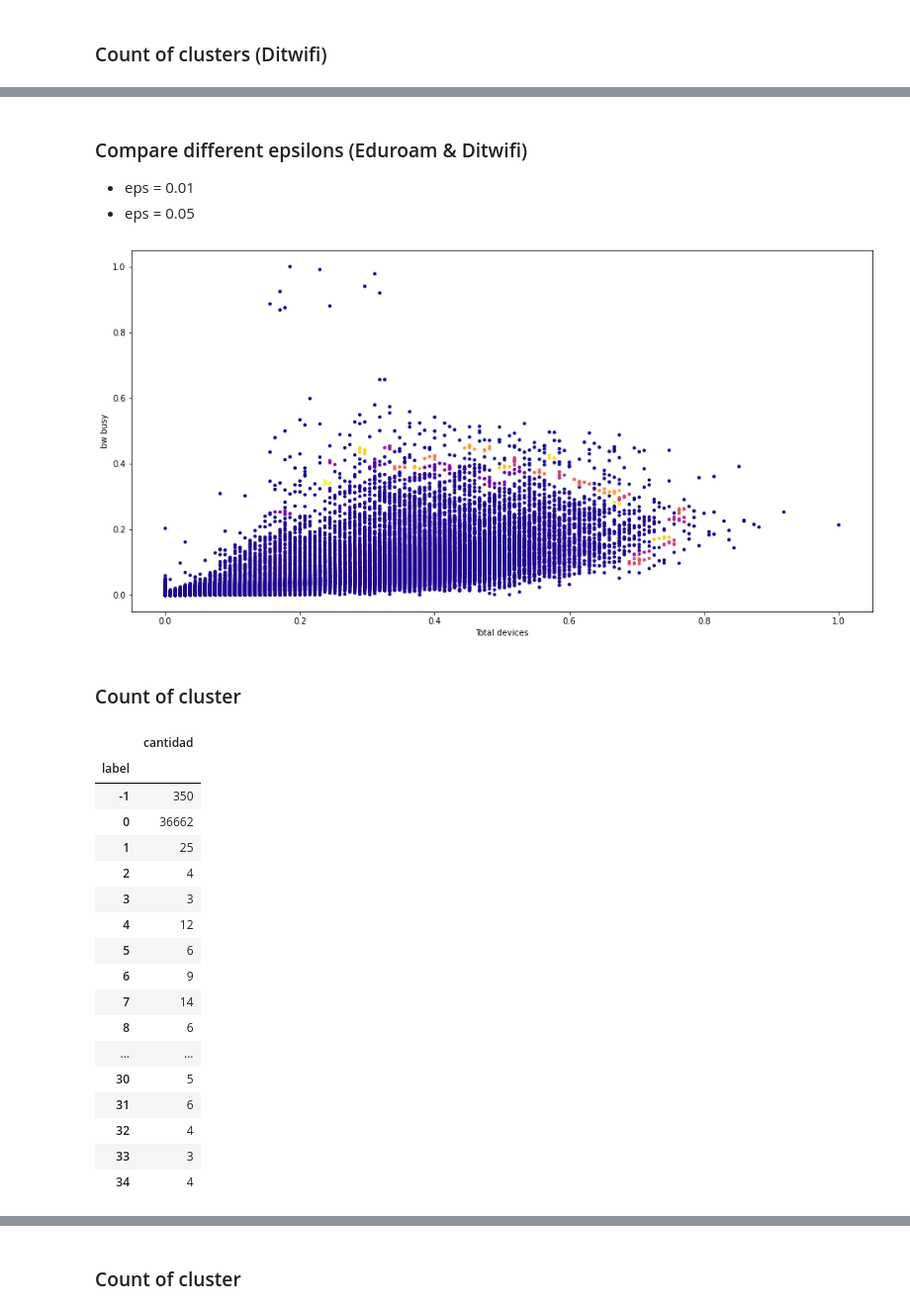
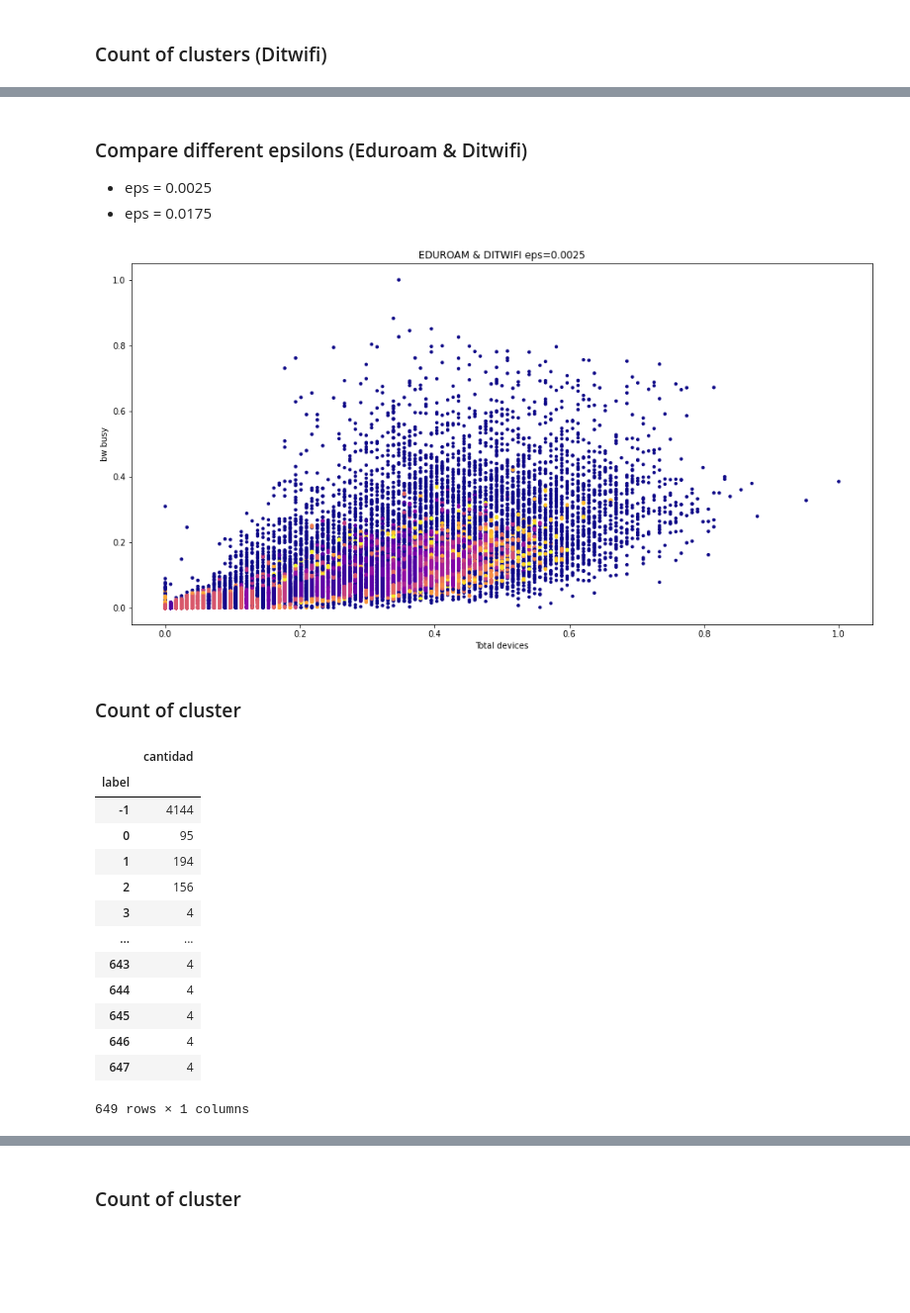
Before and after one commit to alvaroanua/TFG, a Jupyter notebook: DBSCAN/DBSCAN_Dublin_Manianas.ipynb, the cells around one changed output, grey strips where cells are left out. Shown at 99% size. Drawn from its saved outputs; the diff is of its cells as text; code cells hidden in the pictures; blank space fills up the shorter version.

```diff
--- a/DBSCAN/DBSCAN_Dublin_Manianas.ipynb
+++ b/DBSCAN/DBSCAN_Dublin_Manianas.ipynb
@@ -122,20 +122,17 @@ df_channel_eduroam = df1_channel.copy()
 df_channel_ditwifi = df1_channel.copy()
 
 # Filter data of random days (22,23, 24 and 25 -08-2022) only created in the mornings (7h-15h)
-df_channel = df_channel[((df_channel['created_at'] > '2018-05-21 07:00:00') & (df_channel['created_at'] <= '2018-05-21 15:00:00')) |
-((df_channel['created_at'] > '2018-05-22 07:00:00') & (df_channel['created_at'] <= '2018-05-22 15:00:00')) |
+df_channel = df_channel[((df_channel['created_at'] > '2018-05-22 07:00:00') & (df_channel['created_at'] <= '2018-05-22 15:00:00')) |
 ((df_channel['created_at'] > '2018-05-23 07:00:00') & (df_channel['created_at'] <= '2018-05-23 15:00:00')) |
 ((df_channel['created_at'] > '2018-05-24 07:00:00') & (df_channel['created_at'] <= '2018-05-24 15:00:00')) |
 ((df_channel['created_at'] > '2018-05-25 07:00:00') & (df_channel['created_at'] <= '2018-05-25 15:00:00'))]
 
-df_channel_eduroam = df_channel_eduroam[((df_channel['created_at'] > '2018-05-21 07:00:00') & (df_channel_eduroam['created_at'] <= '2018-05-21 15:00:00')) |
-((df_channel_eduroam['created_at'] > '2018-05-22 07:00:00') & (df_channel_eduroam['created_at'] <= '2018-05-22 15:00:00')) |
+df_channel_eduroam = df_channel_eduroam[((df_channel['created_at'] > '2018-05-22 07:00:00') & (df_channel_eduroam['created_at'] <= '2018-05-22 15:00:00')) |
 ((df_channel_eduroam['created_at'] > '2018-05-23 07:00:00') & (df_channel_eduroam['created_at'] <= '2018-05-23 15:00:00')) |
 ((df_channel_eduroam['created_at'] > '2018-05-24 07:00:00') & (df_channel_eduroam['created_at'] <= '2018-05-24 15:00:00')) |
 ((df_channel_eduroam['created_at'] > '2018-05-25 07:00:00') & (df_channel_eduroam['created_at'] <= '2018-05-25 15:00:00'))]
 
-df_channel_ditwifi = df_channel_ditwifi[((df_channel_ditwifi['created_at'] > '2018-05-21 07:00:00') & (df_channel_ditwifi['created_at'] <= '2018-05-21 15:00:00')) |
-((df_channel_ditwifi['created_at'] > '2018-05-22 07:00:00') & (df_channel_ditwifi['created_at'] <= '2018-05-22 15:00:00')) |
+df_channel_ditwifi = df_channel_ditwifi[((df_channel_ditwifi['created_at'] > '2018-05-22 07:00:00') & (df_channel_ditwifi['created_at'] <= '2018-05-22 15:00:00')) |
 ((df_channel_ditwifi['created_at'] > '2018-05-23 07:00:00') & (df_channel_ditwifi['created_at'] <= '2018-05-23 15:00:00')) |
 ((df_channel_ditwifi['created_at'] > '2018-05-24 07:00:00') & (df_channel_ditwifi['created_at'] <= '2018-05-24 15:00:00')) |
 ((df_channel_ditwifi['created_at'] > '2018-05-25 07:00:00') & (df_channel_ditwifi['created_at'] <= '2018-05-25 15:00:00'))]
@@ -688,31 +695,38 @@ cantidadGrupo_ditwifi
 # %% [markdown]
 ### Compare different epsilons (Eduroam & Ditwifi)
-* eps = 0.01
-* eps = 0.05
+* eps = 0.0025
+* eps = 0.0175
 # %%
-# 1st try with eps = 0.01
+# 1st try with eps = 0.0025
+# Normalize
+min_max_scaler = preprocessing.MinMaxScaler()
+df_escalado = min_max_scaler.fit_transform(df_channel_filter)
+df_escalado = pd.DataFrame(df_escalado)
+df_escalado = df_escalado.rename(columns= {0 : 'bw_busy', 1: 'total_devices'})
+
 # Epsilon
-e = 0.01
+e = 0.0025
 
 # DBSCAN
 dbscan = DBSCAN(eps= e, min_samples= n)
 cluster = dbscan.fit_predict(df_escalado)
 
 # Add to dataFrame
 df_escalado['Cluster'] = cluster
 
 # Asign x and y
 x = df_escalado['total_devices'].values # total_devices
 y = df_escalado['bw_busy'].values # bw_busy
 
 # Plot the clusters
 plt.figure(figsize=(16,8))
+plt.title("EDUROAM & DITWIFI eps=" +str(e))
 plt.scatter(x, y, c = cluster, cmap= "plasma", s=10) # plotting the clusters ## XQ CON df.iloc FUNCIONA PERO CON df NO?
 plt.xlabel("Total devices") # X-axis label
 plt.ylabel("bw busy") # Y-axis label
 plt.show() # showing the plot
 # %% [output]
-[figure, old version]
+[figure, new version]
 # %% [markdown]
 ### Count of cluster
 # %%
@@ -726,20 +740,16 @@ cantidadGrupo
 # %% [output]
 |  | cantidad |
 | label |  |
-| -1 | 350 |
-| 0 | 36662 |
-| 1 | 25 |
-| 2 | 4 |
-| 3 | 3 |
-| 4 | 12 |
-| 5 | 6 |
-| 6 | 9 |
-| 7 | 14 |
-| 8 | 6 |
+| -1 | 4144 |
+| 0 | 95 |
+| 1 | 194 |
+| 2 | 156 |
+| 3 | 4 |
 | ... | ... |
-| 30 | 5 |
-| 31 | 6 |
-| 32 | 4 |
-| 33 | 3 |
-| 34 | 4 |
+| 643 | 4 |
+| 644 | 4 |
+| 645 | 4 |
+| 646 | 4 |
+| 647 | 4 |
+649 rows × 1 columns
 # %%
```
Also changed, not shown: parts of 25 cells of this notebook, 2 other files.
